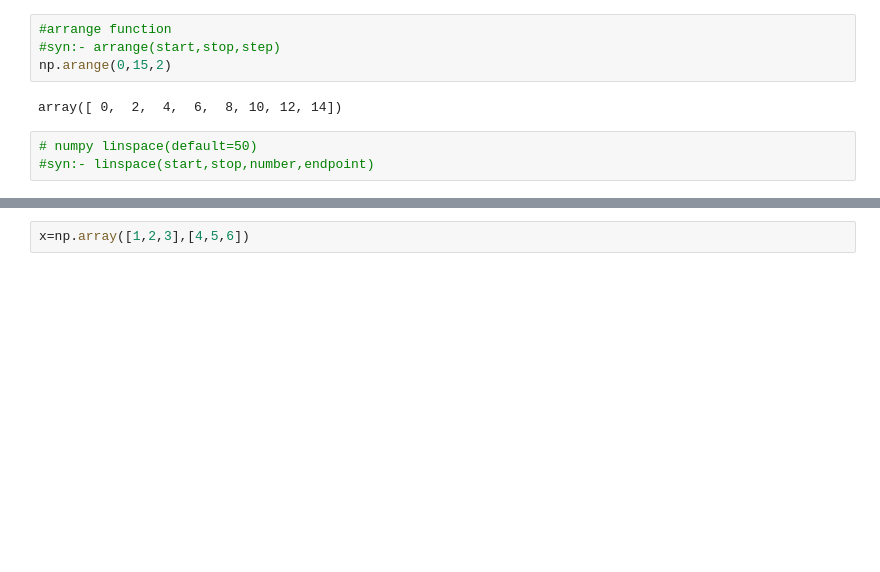
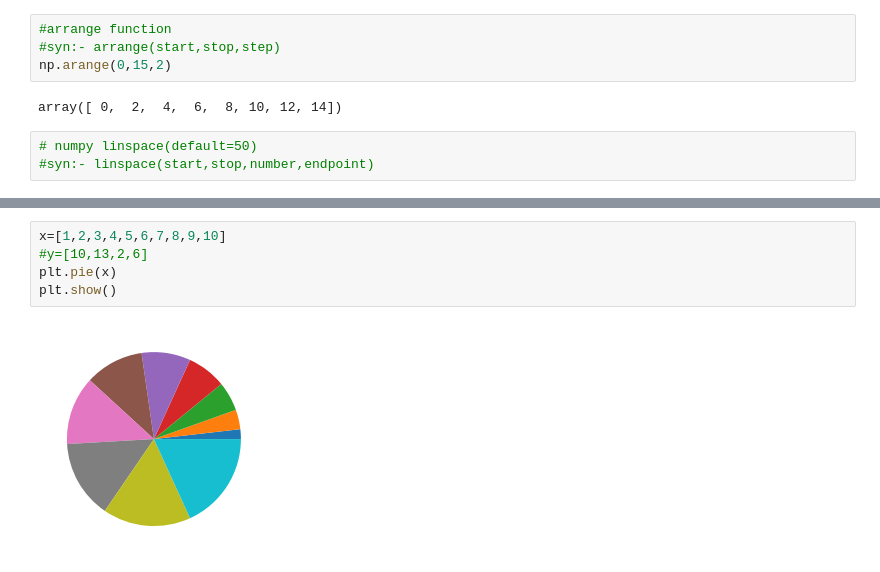
Before and after one commit to vamsikrishna175/python-traning, a Jupyter notebook: Day 6.ipynb, the cells around one changed output, grey strips where cells are left out. Cells and saved outputs as stored; diff of their text form; blank space fills up the shorter version.

```diff
--- a/Day 6.ipynb
+++ b/Day 6.ipynb
@@ -247,2 +470,7 @@ array([ 0,  2,  4,  6,  8, 10, 12, 14])
 # %%
-x=np.array([1,2,3],[4,5,6])
+x=[1,2,3,4,5,6,7,8,9,10]
+#y=[10,13,2,6]
+plt.pie(x)
+plt.show()
+# %% [output]
+[figure, added]
```
Also changed, not shown: parts of 27 cells of this notebook, 1 other file.
